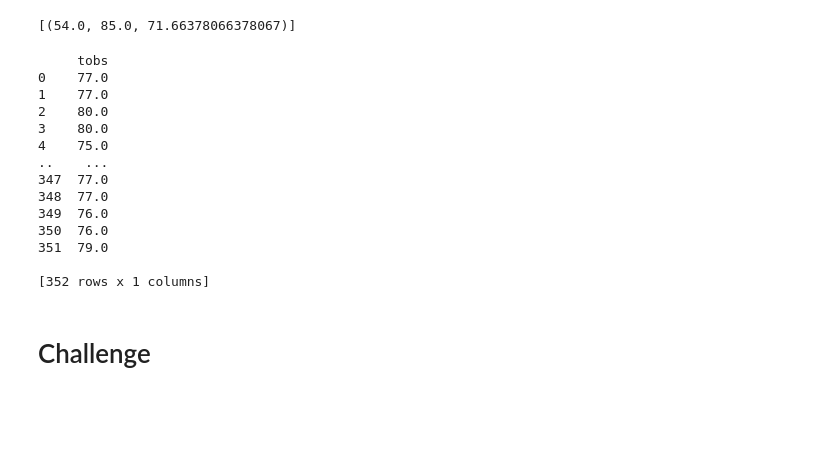
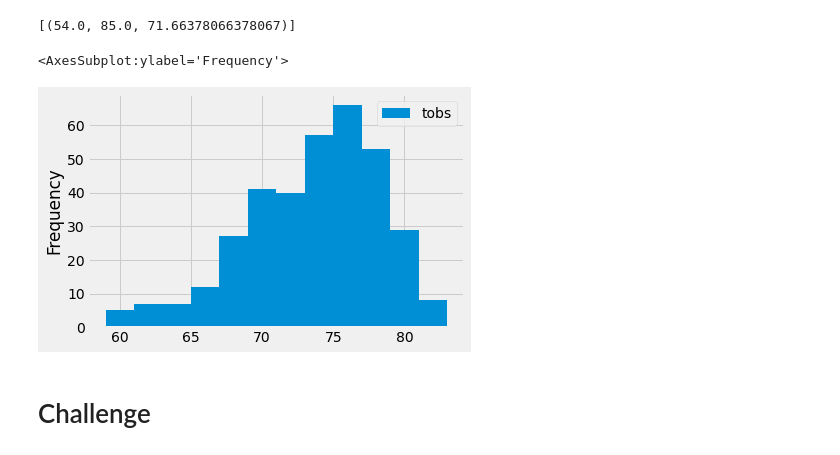
Before and after one commit to kbirk74/Surfs_up, a Jupyter notebook: climate_analysis.ipynb, the cells around one changed output. Drawn from its saved outputs; the diff is of its cells as text; code cells hidden in the pictures; blank space fills up the shorter version.

```diff
--- a/climate_analysis.ipynb
+++ b/climate_analysis.ipynb
@@ -100,27 +100,16 @@ filter(Measurement.station == 'USC00519281').all()
 # %%
 # Choose the station with the highest number of temperature observations.
 # Query the last 12 months of temperature observation data for this station and plot the results as a histogram
 results = session.query(Measurement.tobs).\
 filter(Measurement.station == 'USC00519281').\
 filter(Measurement.date >= prev_year).all()
 #print(results)
 df = pd.DataFrame(results, columns=['tobs'])
-print(df)
+#print(df)
+df.plot.hist(bins=12)
 # %% [output]
-     tobs
-0    77.0
-1    77.0
-2    80.0
-3    80.0
-4    75.0
-..    ...
-347  77.0
-348  77.0
-349  76.0
-350  76.0
-351  79.0
-
-[352 rows x 1 columns]
+<AxesSubplot:ylabel='Frequency'>
+[figure, added]
 # %%
 # Write a function called `calc_temps` that will accept start date and end date in the format '%Y-%m-%d'
 # and return the minimum, average, and maximum temperatures for that range of dates
```
Also changed, not shown: 1 other file.
